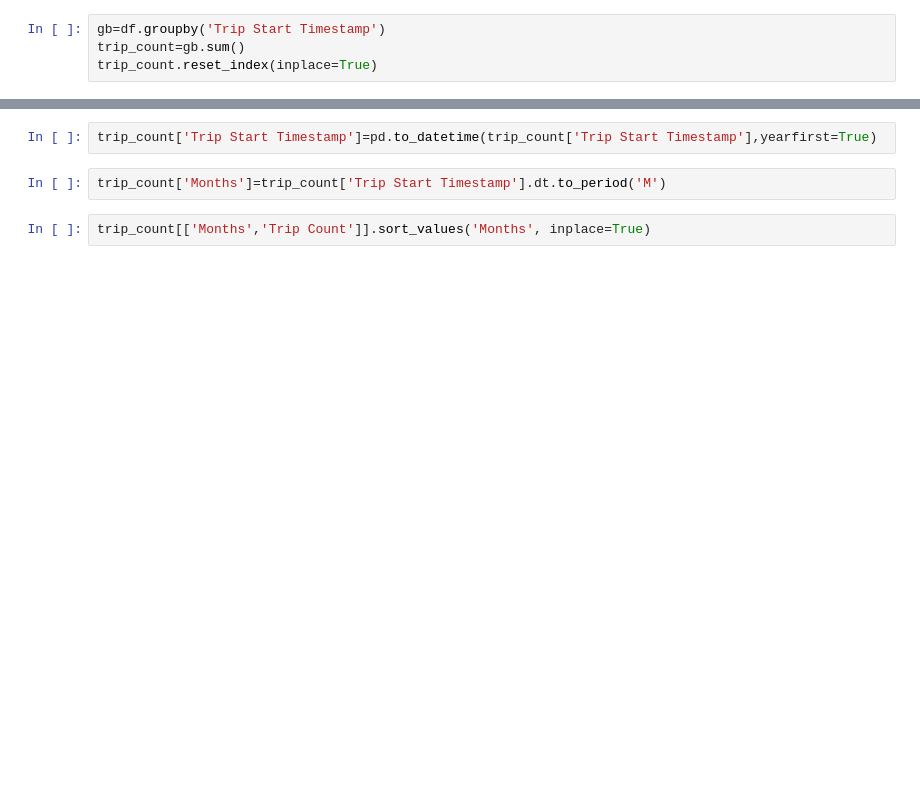
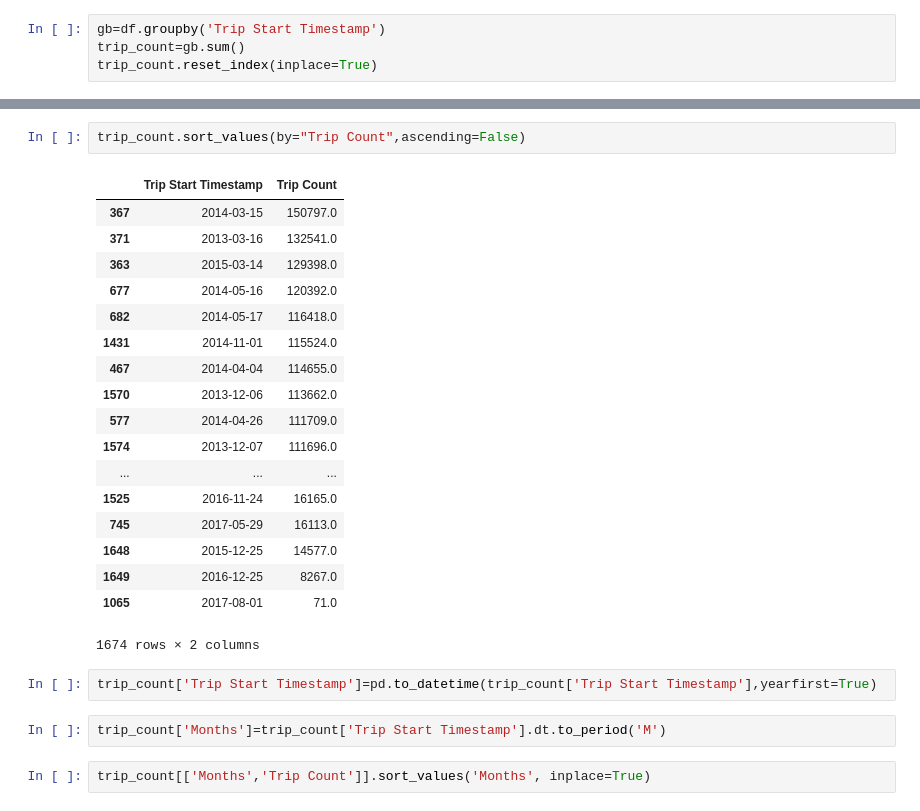
Before and after one commit to vineethgithub2311/project-one, a Jupyter notebook: Trips.ipynb, the cells around one changed output, grey strips where cells are left out. Saved outputs shown, nothing was run; the diff lists cells and outputs as text; blank space fills up the shorter version.

```diff
--- a/Trips.ipynb
+++ b/Trips.ipynb
@@ -20,3 +71,24 @@ trip_count.head(50)
+# %%
+trip_count.sort_values(by="Trip Count",ascending=False)
+# %% [output]
+|  | Trip Start Timestamp | Trip Count |
+| 367 | 2014-03-15 | 150797.0 |
+| 371 | 2013-03-16 | 132541.0 |
+| 363 | 2015-03-14 | 129398.0 |
+| 677 | 2014-05-16 | 120392.0 |
+| 682 | 2014-05-17 | 116418.0 |
+| 1431 | 2014-11-01 | 115524.0 |
+| 467 | 2014-04-04 | 114655.0 |
+| 1570 | 2013-12-06 | 113662.0 |
+| 577 | 2014-04-26 | 111709.0 |
+| 1574 | 2013-12-07 | 111696.0 |
+| ... | ... | ... |
+| 1525 | 2016-11-24 | 16165.0 |
+| 745 | 2017-05-29 | 16113.0 |
+| 1648 | 2015-12-25 | 14577.0 |
+| 1649 | 2016-12-25 | 8267.0 |
+| 1065 | 2017-08-01 | 71.0 |
+1674 rows × 2 columns
 # %%
 trip_count['Trip Start Timestamp']=pd.to_datetime(trip_count['Trip Start Timestamp'],yearfirst=True)
 # %%
```
Also changed, not shown: parts of 12 cells of this notebook, 6 other files.
